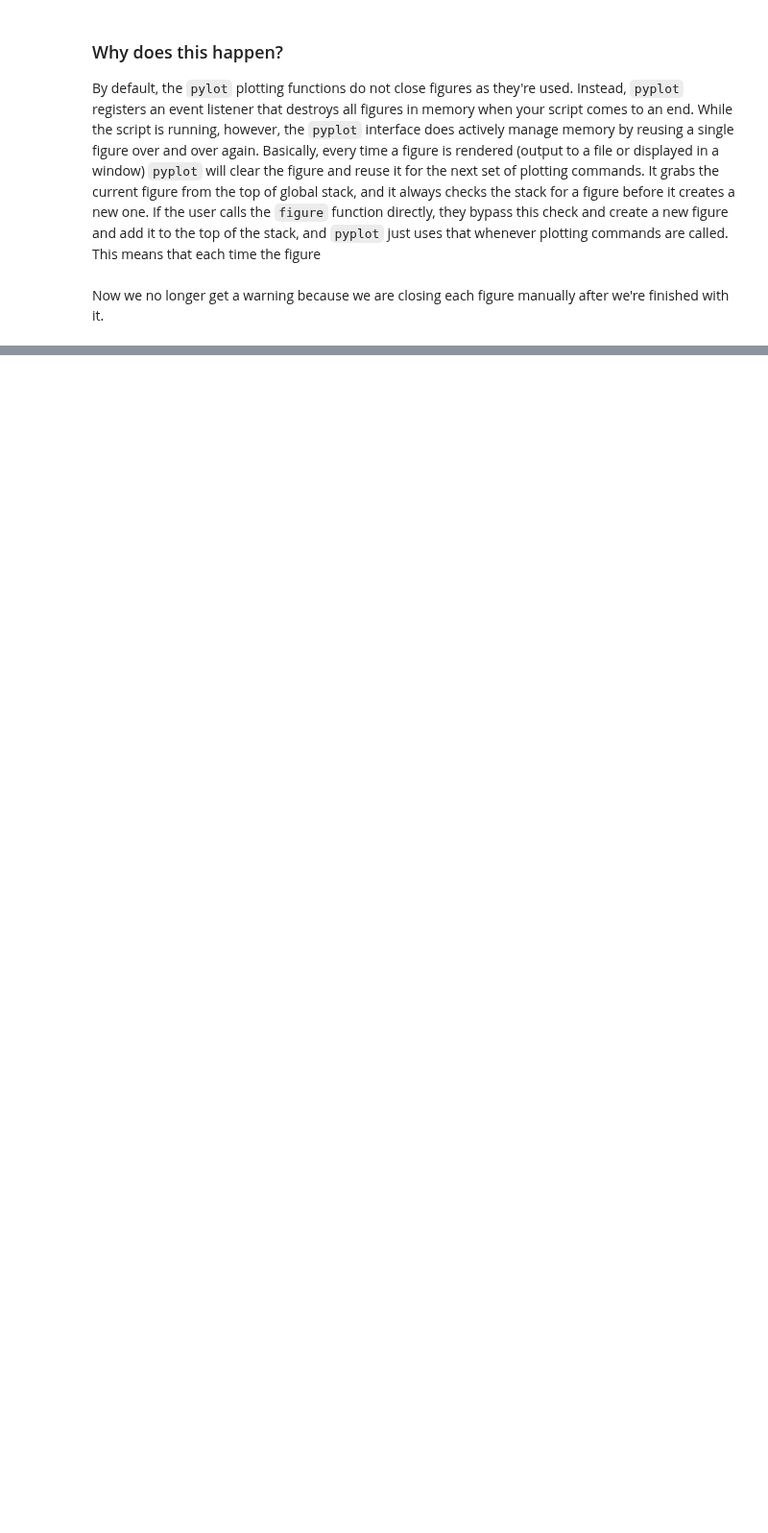
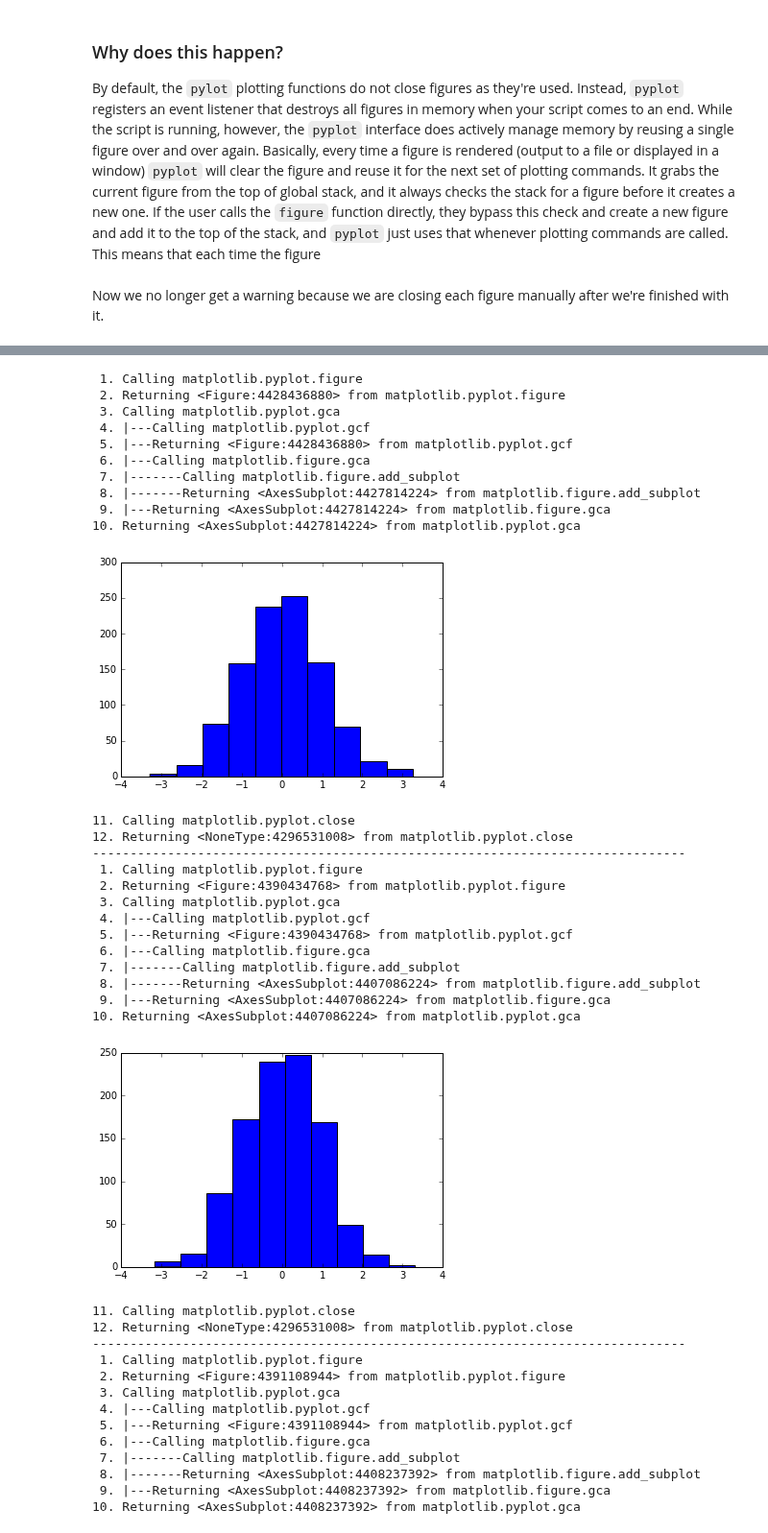
Before and after one commit to croach/oreilly-matplotlib-course, a Jupyter notebook: 04 - Object-Oriented API/Memory Management.ipynb, the cells around one changed output, grey strips where cells are left out. Shown at 96% size. Drawn from its saved outputs; the diff is of its cells as text; code cells hidden in the pictures; blank space fills up the shorter version.

```diff
--- a/04 - Object-Oriented API/Memory Management.ipynb
+++ b/04 - Object-Oriented API/Memory Management.ipynb
@@ -110,0 +84,46 @@ plt.get_fignums()
+# %%
+for i in range(21):
+    plt.figure()
+    plt.hist(np.random.randn(1000))
+    plt.show()
+    print '-'*79
+    line = 0
+# %% [output]
+ 1. Calling matplotlib.pyplot.figure
+ 2. Returning <Figure:4428436880> from matplotlib.pyplot.figure
+ 3. Calling matplotlib.pyplot.gca
+ 4. |---Calling matplotlib.pyplot.gcf
+ 5. |---Returning <Figure:4428436880> from matplotlib.pyplot.gcf
+ 6. |---Calling matplotlib.figure.gca
+ 7. |-------Calling matplotlib.figure.add_subplot
+ 8. |-------Returning <AxesSubplot:4427814224> from matplotlib.figure.add_subplot
+ 9. |---Returning <AxesSubplot:4427814224> from matplotlib.figure.gca
+10. Returning <AxesSubplot:4427814224> from matplotlib.pyplot.gca
+[figure, added]
+11. Calling matplotlib.pyplot.close
+12. Returning <NoneType:4296531008> from matplotlib.pyplot.close
+-------------------------------------------------------------------------------
+ 1. Calling matplotlib.pyplot.figure
+ 2. Returning <Figure:4390434768> from matplotlib.pyplot.figure
+ 3. Calling matplotlib.pyplot.gca
+ 4. |---Calling matplotlib.pyplot.gcf
+ 5. |---Returning <Figure:4390434768> from matplotlib.pyplot.gcf
+ 6. |---Calling matplotlib.figure.gca
+ 7. |-------Calling matplotlib.figure.add_subplot
+ 8. |-------Returning <AxesSubplot:4407086224> from matplotlib.figure.add_subplot
+ 9. |---Returning <AxesSubplot:4407086224> from matplotlib.figure.gca
+10. Returning <AxesSubplot:4407086224> from matplotlib.pyplot.gca
+[figure, added]
+11. Calling matplotlib.pyplot.close
+12. Returning <NoneType:4296531008> from matplotlib.pyplot.close
+-------------------------------------------------------------------------------
+ 1. Calling matplotlib.pyplot.figure
+ 2. Returning <Figure:4391108944> from matplotlib.pyplot.figure
+ 3. Calling matplotlib.pyplot.gca
+ 4. |---Calling matplotlib.pyplot.gcf
+ 5. |---Returning <Figure:4391108944> from matplotlib.pyplot.gcf
+ 6. |---Calling matplotlib.figure.gca
+ 7. |-------Calling matplotlib.figure.add_subplot
+ 8. |-------Returning <AxesSubplot:4408237392> from matplotlib.figure.add_subplot
+ 9. |---Returning <AxesSubplot:4408237392> from matplotlib.figure.gca
+10. Returning <AxesSubplot:4408237392> from matplotlib.pyplot.gca
```
Also changed, not shown: parts of 19 cells of this notebook, 1 other file.
